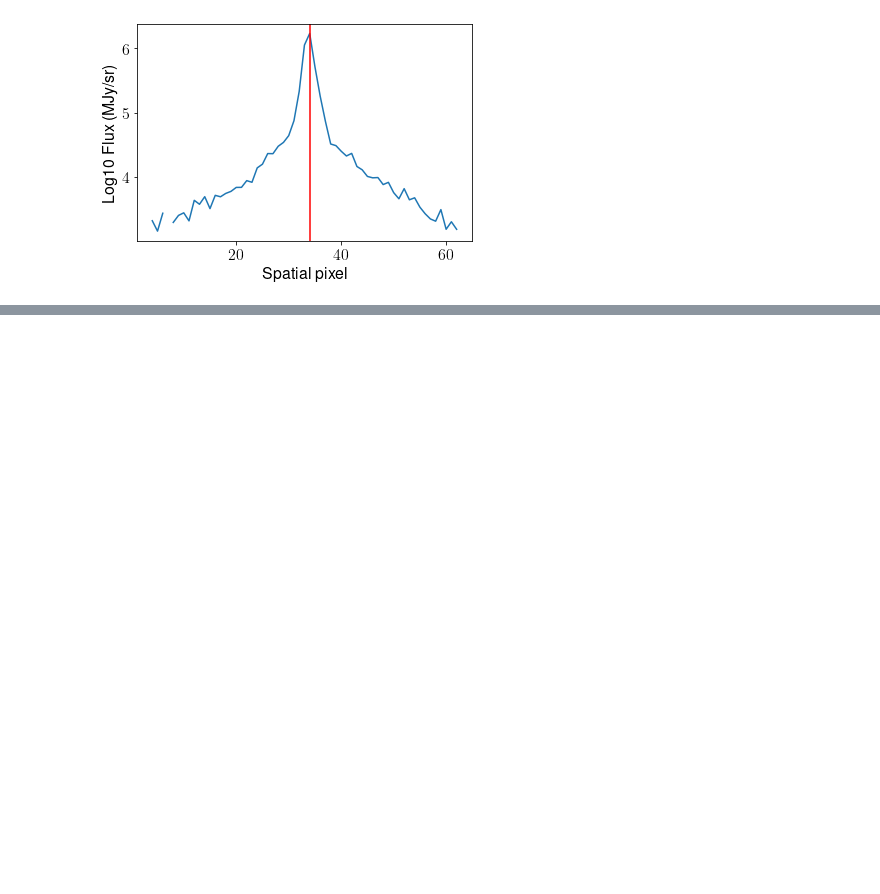
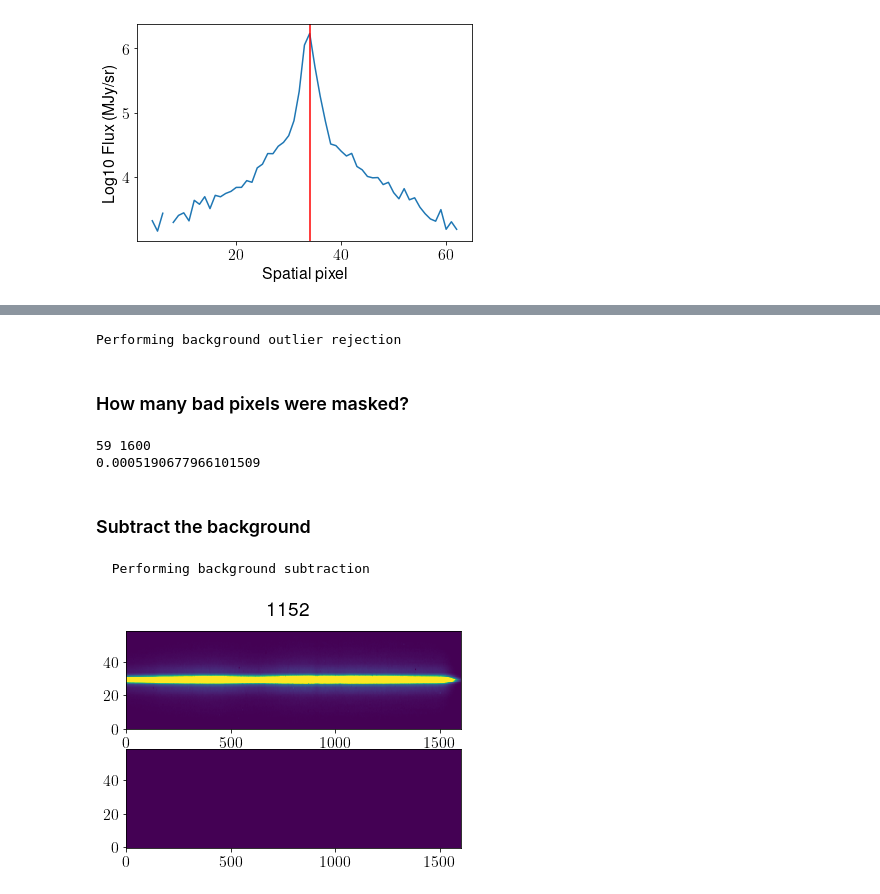
Before and after one commit to cpiaulet/Eureka, a Jupyter notebook: docs/source/hackathon-day2-tutorial.ipynb, the cells around one changed output, grey strips where cells are left out. Drawn from its saved outputs; the diff is of its cells as text; code cells hidden in the pictures; blank space fills up the shorter version.

```diff
--- a/docs/source/hackathon-day2-tutorial.ipynb
+++ b/docs/source/hackathon-day2-tutorial.ipynb
@@ -196,0 +211,6 @@ TBC...
+# %%
+#Convert units (eg. for NIRCam: MJy/sr -> DN -> Electrons)
+dat, meta = inst.unit_convert(dat, meta, log)
+
+# Record integration mid-times in BJD_TDB
+dat.bjdtdb = dat.int_times['int_mid_BJD_TDB']
@@ -196,0 +221,47 @@ TBC...
+# %%
+# Create bad pixel mask
+
+dat.submask = np.ones(dat.subdata.shape)
+
+# Check if arrays have NaNs
+dat.submask = util.check_nans(dat.subdata, dat.submask, log)
+dat.submask = util.check_nans(dat.suberr, dat.submask, log)
+dat.submask = util.check_nans(dat.subv0, dat.submask, log)
+
+# Manually mask regions [colstart, colend, rowstart, rowend]
+if hasattr(meta, 'manmask'):
+    log.writelog("  Masking manually identified bad pixels")
+    for i in range(len(meta.manmask)):
+        ind, colstart, colend, rowstart, rowend = meta.manmask[i]
+        dat.submask[rowstart:rowend,colstart:colend] = 0
+# %%
+# Perform outlier rejection of sky background along time axis
+log.writelog('Performing background outlier rejection')
+meta.bg_y1    = int(meta.src_ypos - meta.bg_hw)
+meta.bg_y2    = int(meta.src_ypos + meta.bg_hw)
+dat.submask = inst.flag_bg(dat, meta)
+# %% [output]
+Performing background outlier rejection
+# %% [markdown]
+### How many bad pixels were masked?
+# %%
+ny, nx = dat.submask.shape[1], dat.submask.shape[2]
+print(ny, nx)
+print(1. - np.sum(dat.submask[5])/(nx*ny))   # fraction of bad pixels in the integration
+# %% [output]
+59 1600
+0.0005190677966101509
+# %% [markdown]
+### Subtract the background
+# %%
+dat = util.BGsubtraction(dat, meta, log, meta.isplots_S3)
+# %% [output]
+  Performing background subtraction
+# %%
+# Plots background-subtracted image (be patient, this can take a second!)
+if meta.isplots_S3 >= 3:
+    for n in range(meta.n_int):
+        #make image+background plots
+        plots_s3.image_and_background(dat, meta, n)
+# %% [output]
+[figure, added]
```
Also changed, not shown: parts of 35 cells of this notebook.
